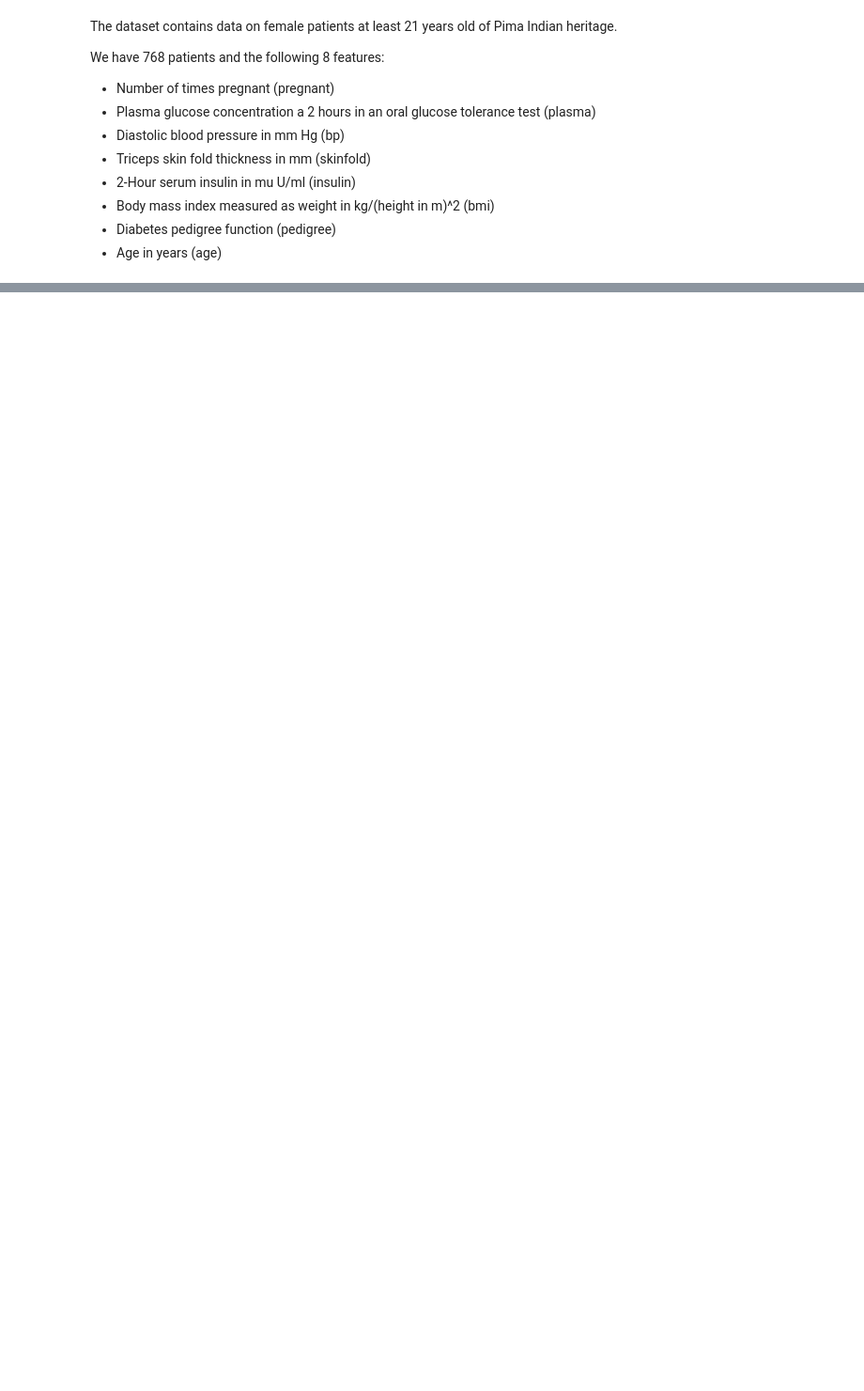
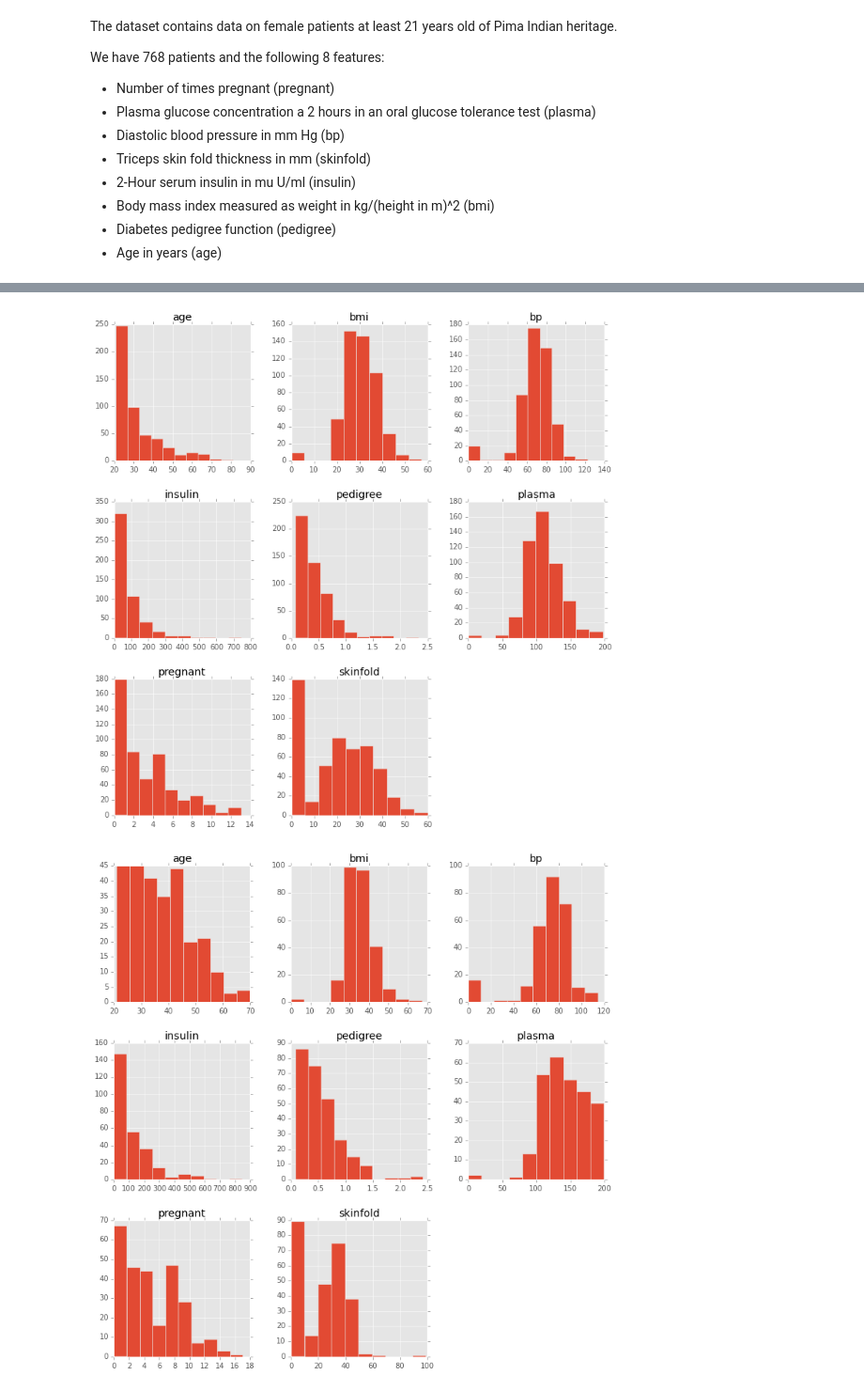
Before and after one commit to ashishterp/DAT_homework, a Jupyter notebook: homework/2/hw2.ipynb, the cells around one changed output, grey strips where cells are left out. Shown: that part at 94% size. Cells and saved outputs as stored; diff of their text form; code cells hidden in the pictures; blank space fills up the shorter version.

```diff
--- a/homework/2/hw2.ipynb
+++ b/homework/2/hw2.ipynb
@@ -40,0 +49,5 @@ data.hist(figsize=(12, 12));
+# %%
+data.groupby('class').hist(figsize=(12, 12));
+# %% [output]
+[figure, added]
+[figure, added]
```
Also changed, not shown: parts of 39 cells of this notebook.
